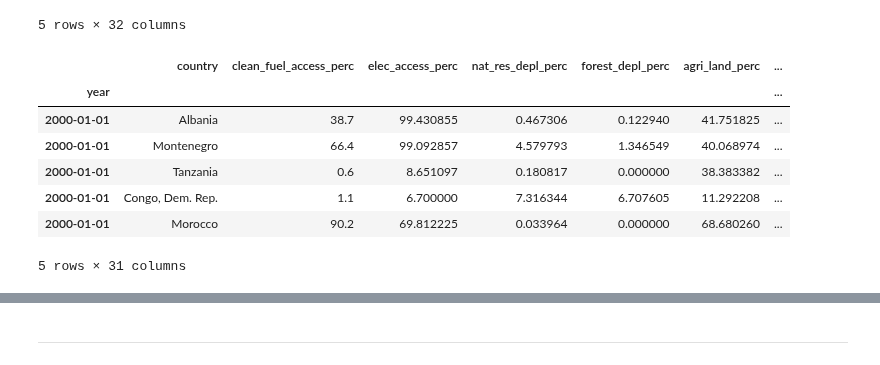
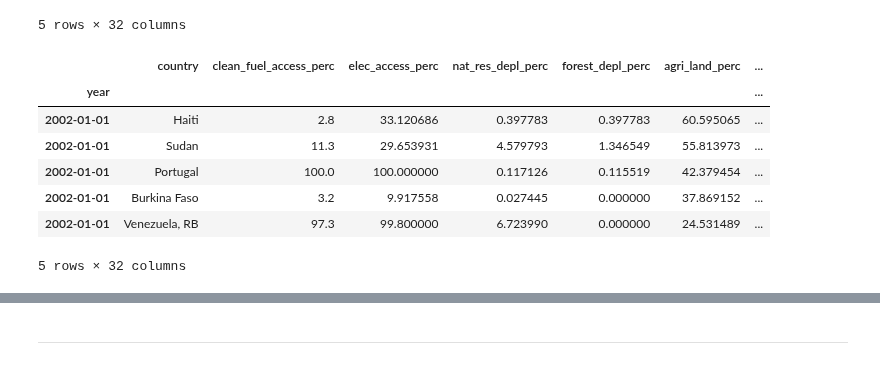
Before and after one commit to KleinerToaster/co2_prediction_countries, a Jupyter notebook: notebook/co2_lagged_data.ipynb, the cells around one changed output, grey strips where cells are left out. Cells and saved outputs as stored; diff of their text form; code cells hidden in the pictures.

```diff
--- a/notebook/co2_lagged_data.ipynb
+++ b/notebook/co2_lagged_data.ipynb
@@ -28,20 +28,42 @@ clean_data.head()
 | 4 | Albania | 2004 | 49.2 | 99.372139 | 0.365360 | 0.052754 | ... |
 5 rows × 32 columns
 # %%
-# Re-format the date column and set it as index
+# # Re-format the date column and set it as index
 clean_data['year'] = pd.to_datetime(clean_data['year'], format='%Y')
-clean_data.set_index('year', inplace = True)
-clean_data.sort_index(inplace = True)
+# clean_data.set_index('year', inplace = True)
+# clean_data.sort_index(inplace = True)
+
+from sklearn.model_selection import TimeSeriesSplit
+
+tss = TimeSeriesSplit(n_splits=4)
+
+clean_data.set_index('year', inplace=True)
+clean_data.sort_index(inplace=True)
+
+# Create lagged variables for CO2 emissions per capita
+clean_data['co2_emissions_per_capita_lag1'] = clean_data.groupby('country')['co2_emissions_per_capita'].shift(1)
+clean_data['co2_emissions_per_capita_lag2'] = clean_data.groupby('country')['co2_emissions_per_capita'].shift(2)
+
+# Drop rows with NaN values created by lag features
+clean_data.dropna(inplace=True)
+
+X = clean_data.drop(labels=['co2_emissions_per_capita'], axis=1)
+y = clean_data['co2_emissions_per_capita']
+# %%
+# train test split for a time series dataset
+for train_index, test_index in tss.split(X):
+    X_train, X_test = X.iloc[train_index, :], X.iloc[test_index,:]
+    y_train, y_test = y.iloc[train_index], y.iloc[test_index]
 # %%
-clean_data.head()
+X_train.head()
 # %% [output]
 |  | country | clean_fuel_access_perc | elec_access_perc | nat_res_depl_perc | forest_depl_perc | agri_land_perc | ... |
 | year |  |  |  |  |  |  | ... |
-| 2000-01-01 | Albania | 38.7 | 99.430855 | 0.467306 | 0.122940 | 41.751825 | ... |
-| 2000-01-01 | Montenegro | 66.4 | 99.092857 | 4.579793 | 1.346549 | 40.068974 | ... |
-| 2000-01-01 | Tanzania | 0.6 | 8.651097 | 0.180817 | 0.000000 | 38.383382 | ... |
-| 2000-01-01 | Congo, Dem. Rep. | 1.1 | 6.700000 | 7.316344 | 6.707605 | 11.292208 | ... |
-| 2000-01-01 | Morocco | 90.2 | 69.812225 | 0.033964 | 0.000000 | 68.680260 | ... |
+| 2002-01-01 | Haiti | 2.8 | 33.120686 | 0.397783 | 0.397783 | 60.595065 | ... |
+| 2002-01-01 | Sudan | 11.3 | 29.653931 | 4.579793 | 1.346549 | 55.813973 | ... |
+| 2002-01-01 | Portugal | 100.0 | 100.000000 | 0.117126 | 0.115519 | 42.379454 | ... |
+| 2002-01-01 | Burkina Faso | 3.2 | 9.917558 | 0.027445 | 0.000000 | 37.869152 | ... |
+| 2002-01-01 | Venezuela, RB | 97.3 | 99.800000 | 6.723990 | 0.000000 | 24.531489 | ... |
-5 rows × 31 columns
+5 rows × 32 columns
 # %%
 # Create dummy variables for each country
```
Also changed, not shown: parts of 22 cells of this notebook, 1 other file.
